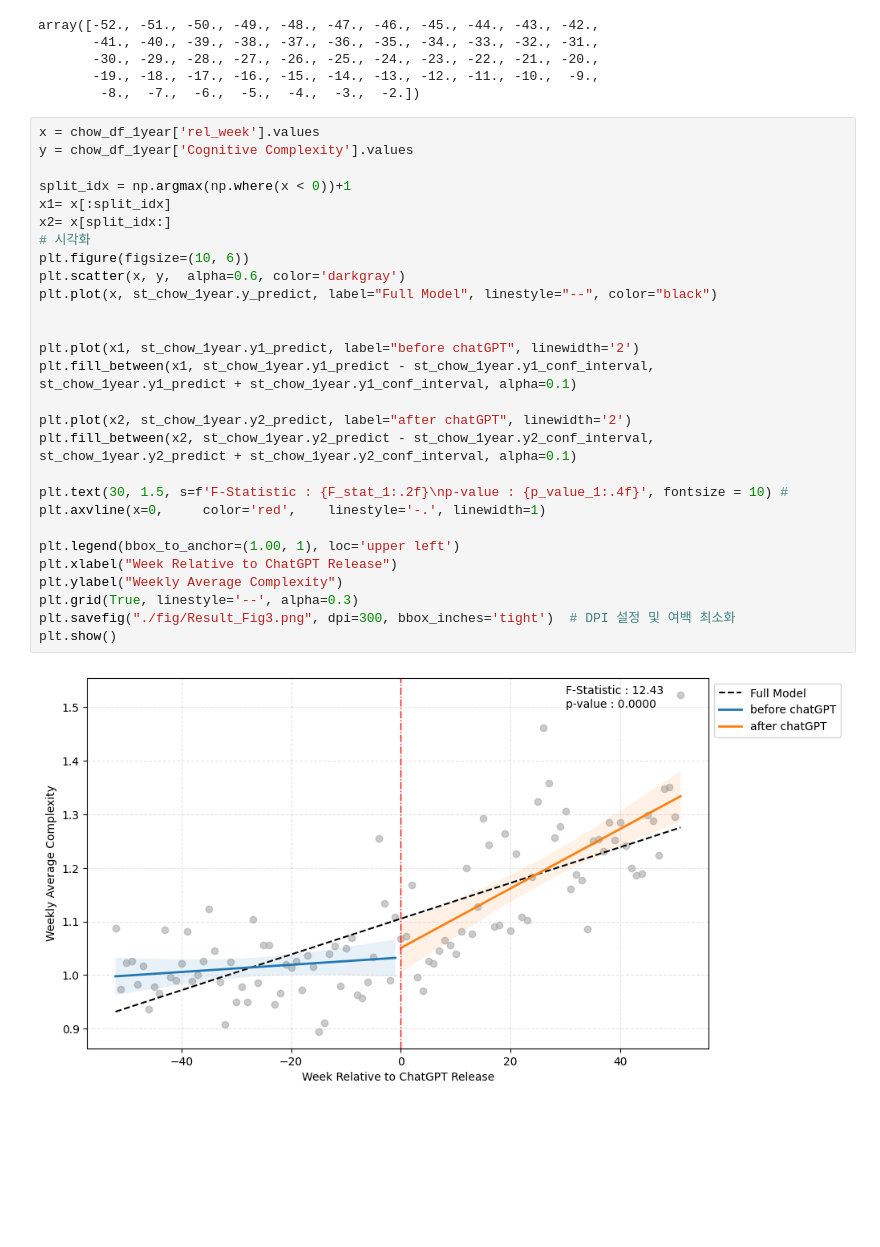
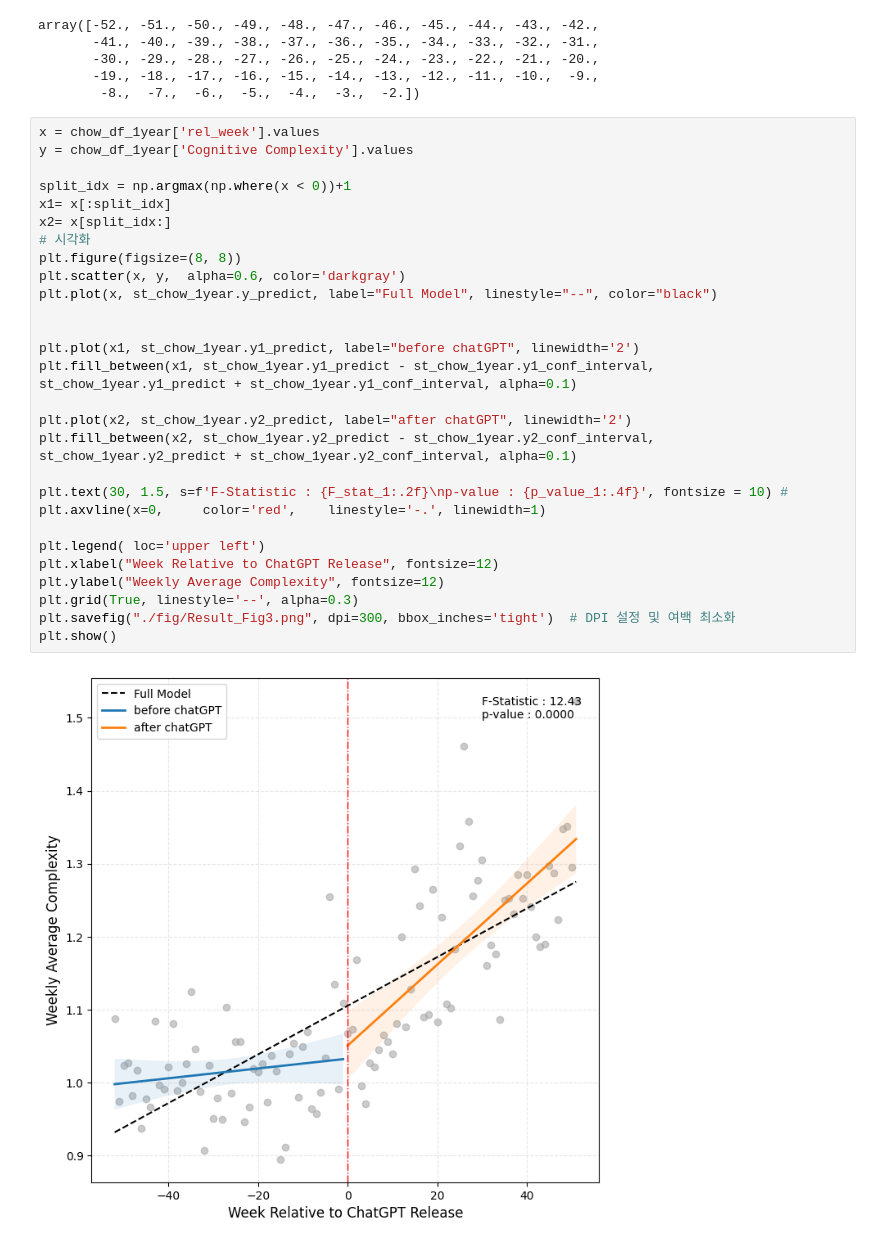
Before and after one commit to boysbeanxious/stackoverflow_src, a Jupyter notebook: thesis/Result_Fig3.ipynb, the cells around one changed output. Cells and saved outputs as stored; diff of their text form; blank space fills up the shorter version.

```diff
--- a/thesis/Result_Fig3.ipynb
+++ b/thesis/Result_Fig3.ipynb
@@ -241,30 +241,30 @@ array([-52., -51., -50., -49., -48., -47., -46., -45., -44., -43., -42.,
 # %%
 x = chow_df_1year['rel_week'].values
 y = chow_df_1year['Cognitive Complexity'].values
 
 split_idx = np.argmax(np.where(x < 0))+1
 x1= x[:split_idx]
 x2= x[split_idx:]
 # 시각화
-plt.figure(figsize=(10, 6))
+plt.figure(figsize=(8, 8))
 plt.scatter(x, y,  alpha=0.6, color='darkgray')
 plt.plot(x, st_chow_1year.y_predict, label="Full Model", linestyle="--", color="black")
 
 
 plt.plot(x1, st_chow_1year.y1_predict, label="before chatGPT", linewidth='2')
 plt.fill_between(x1, st_chow_1year.y1_predict - st_chow_1year.y1_conf_interval, st_chow_1year.y1_predict + st_chow_1year.y1_conf_interval, alpha=0.1)
 
 plt.plot(x2, st_chow_1year.y2_predict, label="after chatGPT", linewidth='2')
 plt.fill_between(x2, st_chow_1year.y2_predict - st_chow_1year.y2_conf_interval, st_chow_1year.y2_predict + st_chow_1year.y2_conf_interval, alpha=0.1)
 
 plt.text(30, 1.5, s=f'F-Statistic : {F_stat_1:.2f}\np-value : {p_value_1:.4f}', fontsize = 10) #
 plt.axvline(x=0,     color='red',    linestyle='-.', linewidth=1)
 
-plt.legend(bbox_to_anchor=(1.00, 1), loc='upper left')
-plt.xlabel("Week Relative to ChatGPT Release")
-plt.ylabel("Weekly Average Complexity")
+plt.legend( loc='upper left')
+plt.xlabel("Week Relative to ChatGPT Release", fontsize=12)
+plt.ylabel("Weekly Average Complexity", fontsize=12)
 plt.grid(True, linestyle='--', alpha=0.3)
 plt.savefig("./fig/Result_Fig3.png", dpi=300, bbox_inches='tight')  # DPI 설정 및 여백 최소화
 plt.show()
 # %% [output]
-[figure, old version]
+[figure, new version]
```
Also changed, not shown: parts of 1 cell of this notebook, 1 other file.
